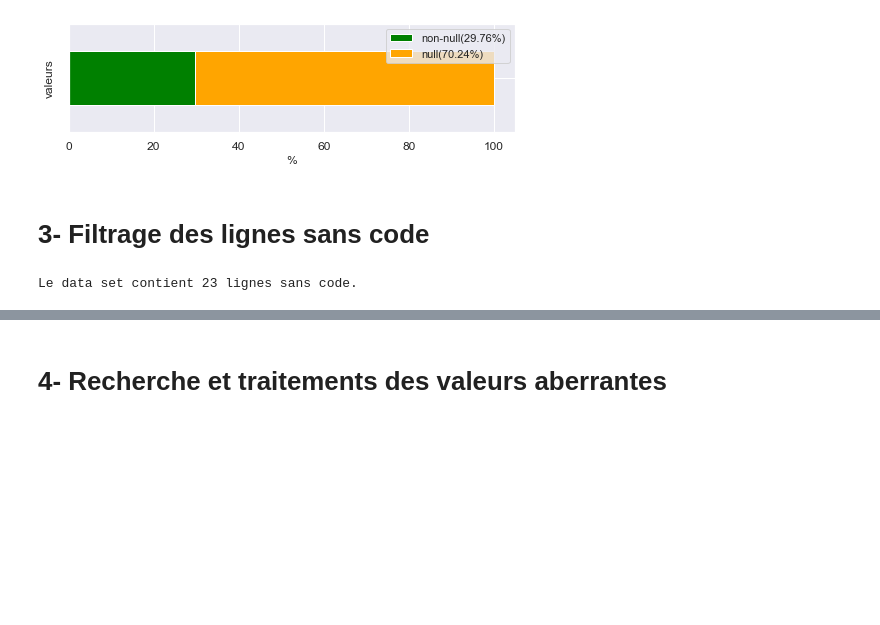
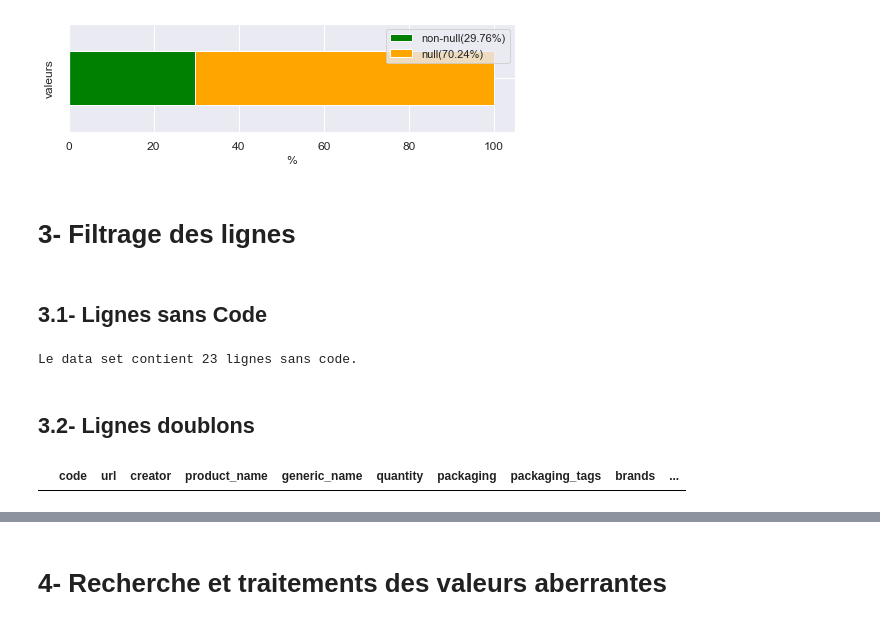
Before and after one commit to DrHadiNono/Notebooks-OC, a Jupyter notebook: Projets/P3/PSanté_01_notebooknettoyage.ipynb, the cells around one changed output, grey strips where cells are left out. Drawn from its saved outputs; the diff is of its cells as text; code cells hidden in the pictures; blank space fills up the shorter version.

Commit message:
p3 v2.4 recherche de doublons

```diff
--- a/Projets/P3/PSanté_01_notebooknettoyage.ipynb
+++ b/Projets/P3/PSanté_01_notebooknettoyage.ipynb
@@ -65,7 +65,9 @@ Le data set contient :
         - 26136509 valeurs manquantes, ce qui représente 70.24 % du data set.
 [figure]
 # %% [markdown]
-# 3- Filtrage des lignes sans code
+# 3- Filtrage des lignes
+# %% [markdown]
+## 3.1- Lignes sans Code
 # %%
 # Recherche des lignes sans code
 nans_code = df[df['code'].isnull()]
@@ -75,3 +77,10 @@ Le data set contient 23 lignes sans code.
 # %%
 # Suppression des lignes sans code
 df = df[df['code'].notnull()]
+# %% [markdown]
+## 3.2- Lignes doublons
+# %%
+# Lignes doublons sur toutes les colonnes
+df[df.duplicated()]
+# %% [output]
+|  | code | url | creator | product_name | generic_name | quantity | packaging | packaging_tags | brands | ... |
```
Also changed, not shown: parts of 4 cells of this notebook, 4 other files.
